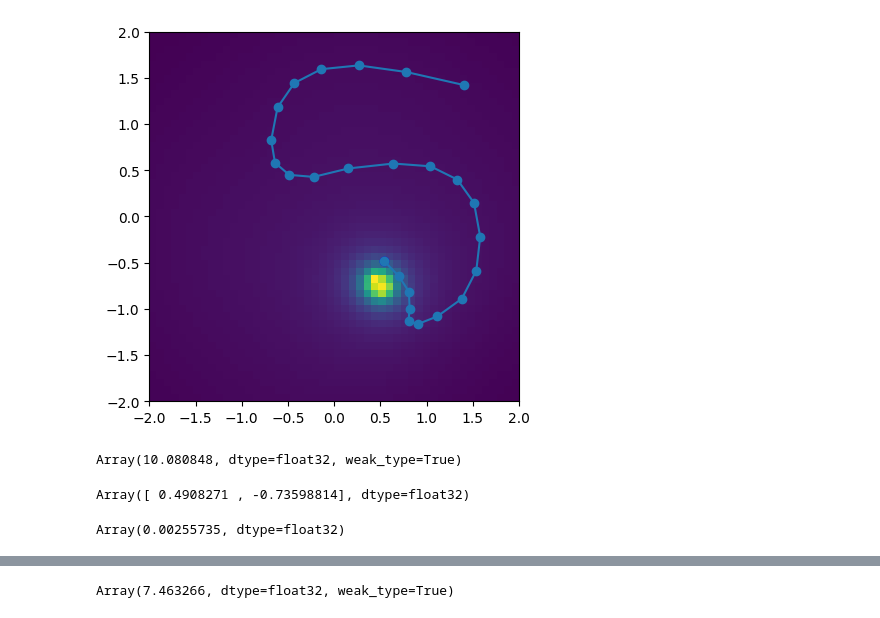
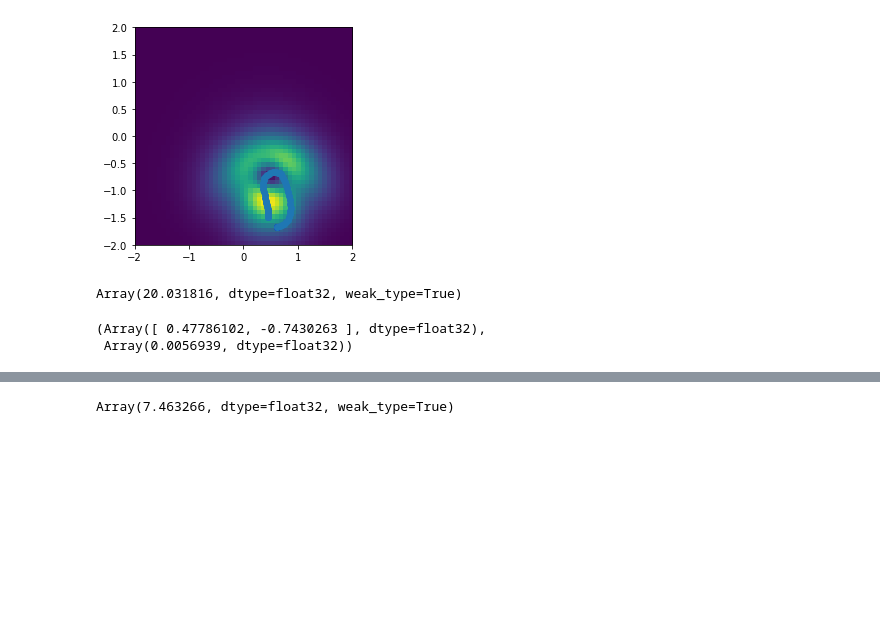
Before and after one commit to ialab-yale/time_optimal_ergodic_search, a Jupyter notebook: experiments/time_varying_search/receding_horizon.ipynb, the cells around one changed output, grey strips where cells are left out. Drawn from its saved outputs; the diff is of its cells as text; code cells hidden in the pictures; blank space fills up the shorter version.

```diff
--- a/experiments/time_varying_search/receding_horizon.ipynb
+++ b/experiments/time_varying_search/receding_horizon.ipynb
@@ -62,7 +62,7 @@ class TimeOptErgodicPlanner(object):
                 (x[1]-_bnds[1][0])/(_bnds[1][1]-_bnds[1][0])])
         vmap_emap = vmap(emap)
 
-        basis           = BasisFunc(n_basis=[15]*2, emap=emap)
+        basis           = BasisFunc(n_basis=[8]*2, emap=emap)
         self._ck_dynamics = CkDynamics(basis, _bnds)
         self.basis = basis
         erg_metric      = ErgodicMetric(basis)
@@ -122,8 +122,14 @@ class TimeOptErgodicPlanner(object):
                         step_size=1e-3,
                         c=10.0)
     def update_plan(self, args, max_iter=10_000):
-        self.solver.solve(args, max_iter=max_iter)
+        self.solver.solve(args, max_iter=max_iter, eps=1e-8)
         return self.solver.get_solution()
+
+    def time_shift_plan(self):
+        self.solver.solution.update({
+            'x' : self.solver.solution['x'].at[:-1].set(self.solver.solution['x'][1:]),
+            'u' : self.solver.solution['u'].at[:-1].set(self.solver.solution['u'][1:])
+        })
 # %%
 args = {
     'N' : 50,
@@ -136,9 +142,9 @@ args = {
 }
 
 def meas_model(p, x):
-    return np.linalg.norm(x-p + 1e-3)
+    # return np.linalg.norm(x-p + 1e-3)
     # return np.arctan2(p[1]-x[1], (p[0]-x[0] + 1e-3))
-    # return 1.0/(1+np.sum((x-p)**2))
+    return 1.0/(1+np.sum((x-p)**2))
 target_distribution = BayesFilter(meas_model, lambda x: 1.0, args['wrksp_bnds'])
 robot = DoubleIntegrator()
 planner = TimeOptErgodicPlanner(target_distribution, args)
@@ -156,7 +162,7 @@ unif_phik = get_phik(target_distribution.evals, planner.basis)
 args.update({'erg_ub' : _percent_max*planner.erg_metric(unif_phik, 2*unif_phik)})
 erg_up_log.append(args['erg_ub'])
 
-t_max = 10
+t_max = 20
 while planner._ck_dynamics._t_curr < t_max:
     planner.solver.reset()
     sol = planner.update_plan(args)
@@ -166,44 +172,45 @@ while planner._ck_dynamics._t_curr < t_max:
     _robot_state = _robot_state + _dt * robot.dfdt(_robot_state, sol['u'][0])
     print(_robot_state, sol['x'][1])
     planner._ck_dynamics.step(_robot_state, _dt)
     args.update({
         'x0': _robot_state,
         'ck_state' : planner._ck_dynamics._ck_state,
         't_curr' : planner._ck_dynamics._t_curr
     })
     if t_lap > 0:
         _y = meas_model(_true_p, _robot_state[:2]) + onp.random.normal(0., 0.02)
         # _y_distract = meas_model(_robot_state[:2], _distractor_p) + onp.random.uniform(0., 0.1)
         target_distribution.update_prior(_robot_state[:2], _y)
         # target_distribution.update_prior(_robot_state[:2], _y_distract)
         _fish_evals = target_distribution.update_eid()
         args.update({
             'phik' : get_phik(_fish_evals, planner.basis)
         })
-        args.update({'erg_ub' : _percent_max*planner.erg_metric(unif_phik, 2*args['phik'])})
+        args.update({'erg_ub' : _percent_max*(
+            planner.erg_metric(unif_phik, args['phik']) + planner.erg_metric(0*unif_phik, args['phik'])
+            )})
         t_lap = 0
         erg_up_log.append(args['erg_ub'])
+    # planner.time_shift_plan()
+
     (mean, var) = target_distribution.get_mean_var()
     if np.linalg.det(var) < 1e-3:
         break
     clear_output(wait=True)
     target_distribution.plot_eid()
     # target_distribution.plot_prior()
     # planner._ck_dynamics.plot_ck()
     plt.plot(sol['x'][0,0], sol['x'][0,1], 'bo')
     plt.plot(sol['x'][:,0], sol['x'][:,1], '-o')
     plt.show()
 # %% [output]
-[figure, old version]
+[figure, new version]
 # %%
 planner._ck_dynamics._t_curr
 # %% [output]
-Array(10.080848, dtype=float32, weak_type=True)
+Array(20.031816, dtype=float32, weak_type=True)
-# %%
-mean
-# %% [output]
-Array([ 0.4908271 , -0.73598814], dtype=float32)
 # %%
-np.linalg.det(var)
+mean, np.linalg.det(var)
 # %% [output]
-Array(0.00255735, dtype=float32)
+(Array([ 0.47786102, -0.7430263 ], dtype=float32),
+ Array(0.0056939, dtype=float32))
```
Also changed, not shown: parts of 4 cells of this notebook, 3 other files.
